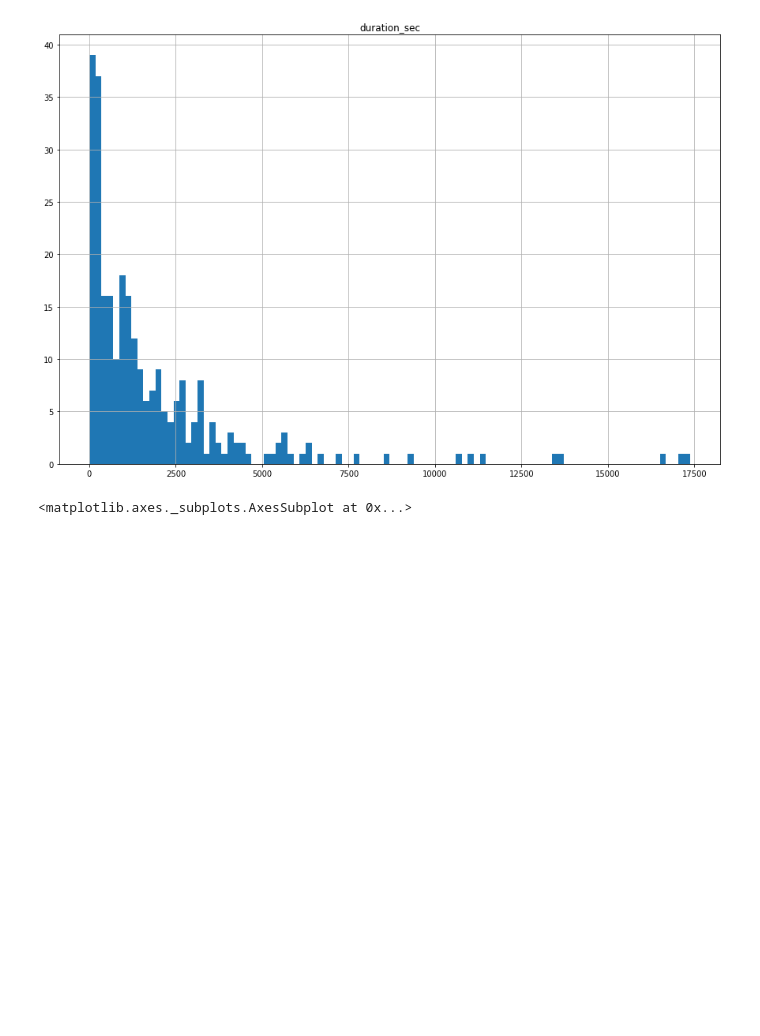
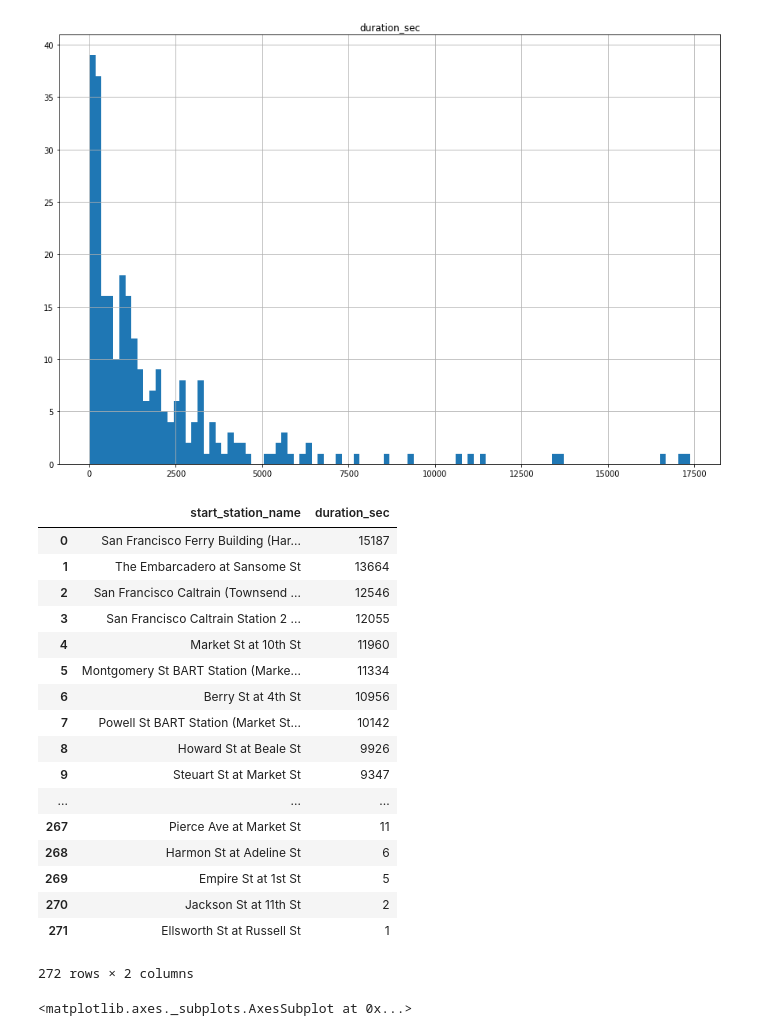
Before and after one commit to jarango-math/fordgo_bike_project, a Jupyter notebook: fundamental_capstone_project.ipynb, the cells around one changed output. Cells and saved outputs as stored; diff of their text form; code cells hidden in the pictures; blank space fills up the shorter version.

```diff
--- a/fundamental_capstone_project.ipynb
+++ b/fundamental_capstone_project.ipynb
@@ -169,6 +169,27 @@ df_station_count_end.hist(bins=100,figsize=(15,10))
 array([[<matplotlib.axes._subplots.AxesSubplot object at 0x...>]],
       dtype=object)
 [figure]
+# %%
+df_station_count_starti
+# %% [output]
+|  | start_station_name | duration_sec |
+| 0 | San Francisco Ferry Building (Har... | 15187 |
+| 1 | The Embarcadero at Sansome St | 13664 |
+| 2 | San Francisco Caltrain (Townsend ... | 12546 |
+| 3 | San Francisco Caltrain Station 2 ... | 12055 |
+| 4 | Market St at 10th St | 11960 |
+| 5 | Montgomery St BART Station (Marke... | 11334 |
+| 6 | Berry St at 4th St | 10956 |
+| 7 | Powell St BART Station (Market St... | 10142 |
+| 8 | Howard St at Beale St | 9926 |
+| 9 | Steuart St at Market St | 9347 |
+| ... | ... | ... |
+| 267 | Pierce Ave at Market St | 11 |
+| 268 | Harmon St at Adeline St | 6 |
+| 269 | Empire St at 1st St | 5 |
+| 270 | Jackson St at 11th St | 2 |
+| 271 | Ellsworth St at Russell St | 1 |
+272 rows × 2 columns
 # %%
 from datetime import datetime
 
```
